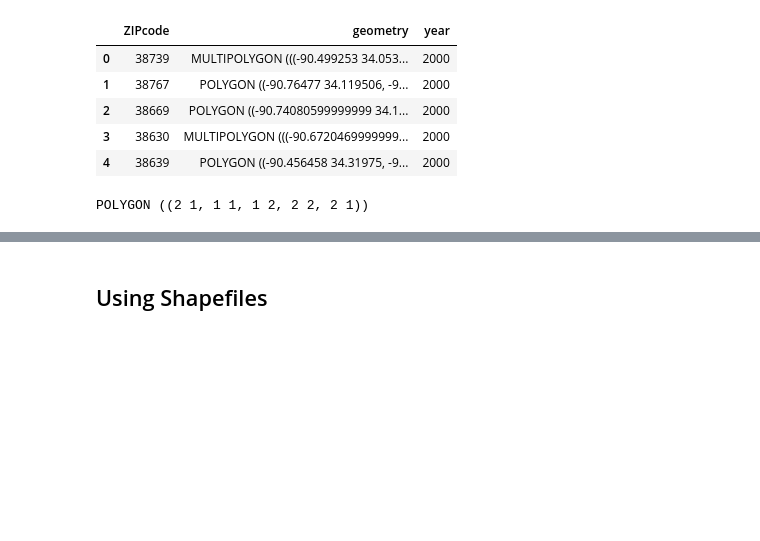
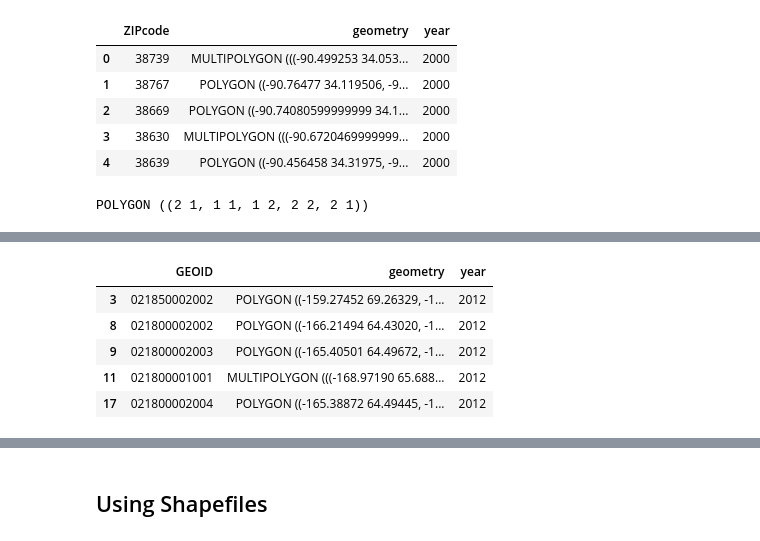
Before and after one commit to LayanKaushik/FloodClaimGeospatialImprovements, a Jupyter notebook: Code/Geographic_unit_code.ipynb, the cells around one changed output, grey strips where cells are left out. Cells and saved outputs as stored; diff of their text form; code cells hidden in the pictures; blank space fills up the shorter version.

```diff
--- a/Code/Geographic_unit_code.ipynb
+++ b/Code/Geographic_unit_code.ipynb
@@ -279,0 +473,11 @@ for i in states_list:
+# %%
+BG_list_df2012 = temp[temp['GEOID'].isin(common_bg)]
+# %%
+BG_list_df2012.head()
+# %% [output]
+|  | GEOID | geometry | year |
+| 3 | 021850002002 | POLYGON ((-159.27452 69.26329, -1... | 2012 |
+| 8 | 021800002002 | POLYGON ((-166.21494 64.43020, -1... | 2012 |
+| 9 | 021800002003 | POLYGON ((-165.40501 64.49672, -1... | 2012 |
+| 11 | 021800001001 | MULTIPOLYGON (((-168.97190 65.688... | 2012 |
+| 17 | 021800002004 | POLYGON ((-165.38872 64.49445, -1... | 2012 |
```
Also changed, not shown: parts of 40 cells of this notebook.
